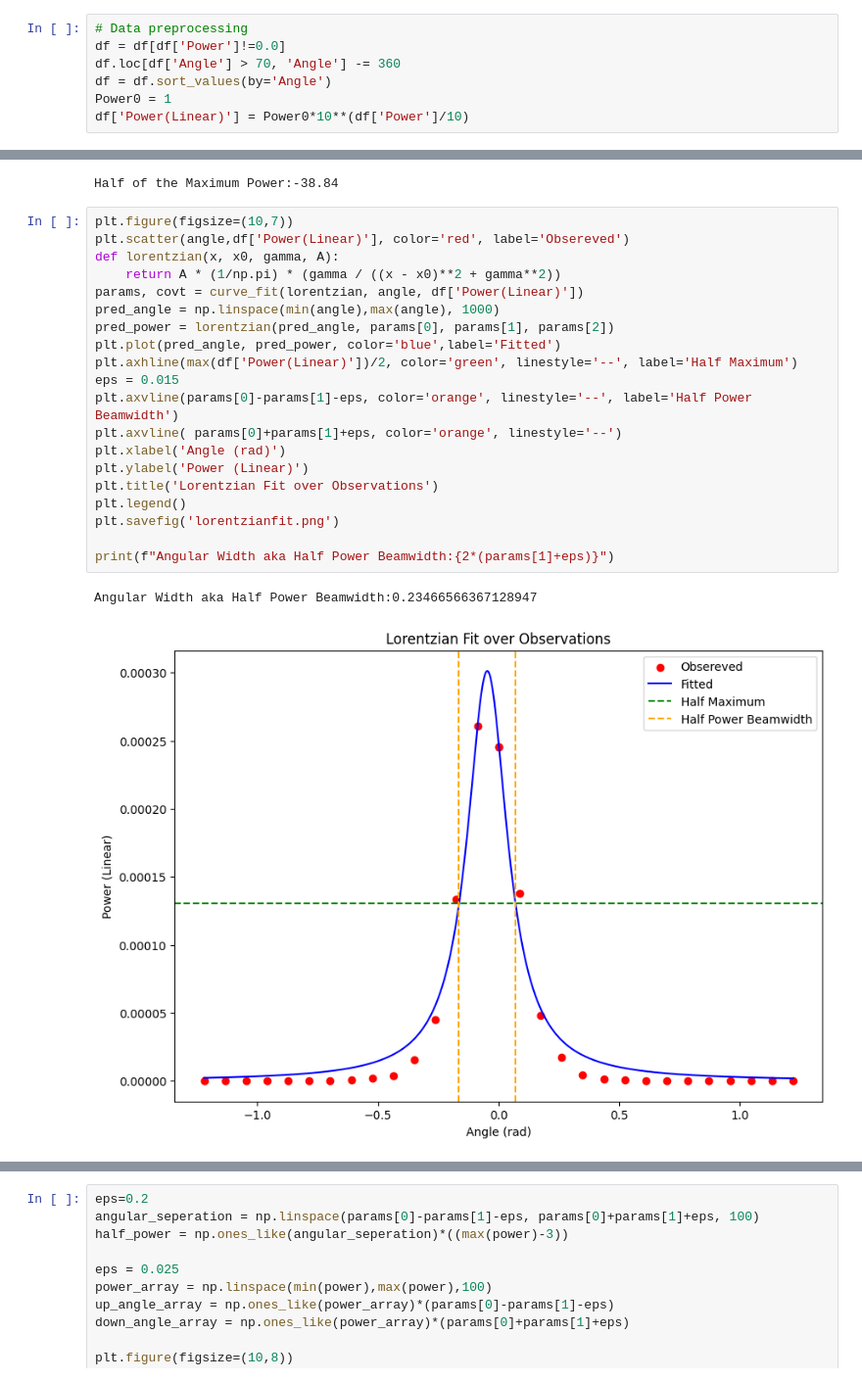
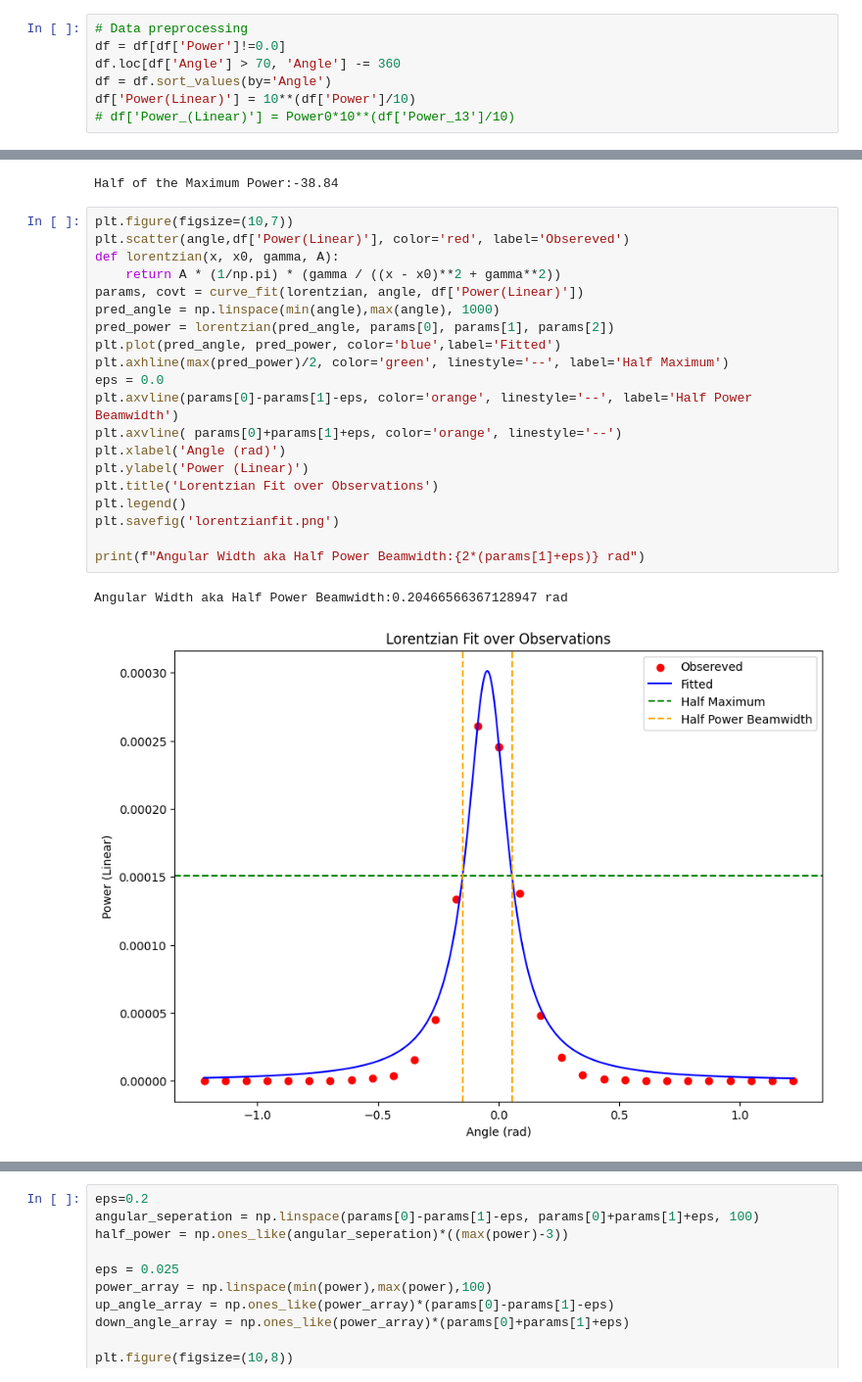
Before and after one commit to prasadposture/Astro-Lab, a Jupyter notebook: AstroLab-II/RadiationPattern.ipynb, the cells around one changed output, grey strips where cells are left out. Shown at 98% size. Cells and saved outputs as stored; diff of their text form.

```diff
--- a/AstroLab-II/RadiationPattern.ipynb
+++ b/AstroLab-II/RadiationPattern.ipynb
@@ -10,8 +18,8 @@ df = pd.read_csv('RadiationPattern.csv')
 df = df[df['Power']!=0.0]
 df.loc[df['Angle'] > 70, 'Angle'] -= 360
 df = df.sort_values(by='Angle')
-Power0 = 1
-df['Power(Linear)'] = Power0*10**(df['Power']/10)
+df['Power(Linear)'] = 10**(df['Power']/10)
+# df['Power_(Linear)'] = Power0*10**(df['Power_13']/10)
 # %%
 angle = df['Angle']*np.pi/180
 power = df['Power']
@@ -48,23 +58,23 @@ Half of the Maximum Power:-38.84
 # %%
 plt.figure(figsize=(10,7))
 plt.scatter(angle,df['Power(Linear)'], color='red', label='Obsereved')
 def lorentzian(x, x0, gamma, A):
     return A * (1/np.pi) * (gamma / ((x - x0)**2 + gamma**2))
 params, covt = curve_fit(lorentzian, angle, df['Power(Linear)'])
 pred_angle = np.linspace(min(angle),max(angle), 1000)
 pred_power = lorentzian(pred_angle, params[0], params[1], params[2])
 plt.plot(pred_angle, pred_power, color='blue',label='Fitted')
-plt.axhline(max(df['Power(Linear)'])/2, color='green', linestyle='--', label='Half Maximum')
-eps = 0.015
+plt.axhline(max(pred_power)/2, color='green', linestyle='--', label='Half Maximum')
+eps = 0.0
 plt.axvline(params[0]-params[1]-eps, color='orange', linestyle='--', label='Half Power Beamwidth')
 plt.axvline( params[0]+params[1]+eps, color='orange', linestyle='--')
 plt.xlabel('Angle (rad)')
 plt.ylabel('Power (Linear)')
 plt.title('Lorentzian Fit over Observations')
 plt.legend()
 plt.savefig('lorentzianfit.png')
 
-print(f"Angular Width aka Half Power Beamwidth:{2*(params[1]+eps)}")
+print(f"Angular Width aka Half Power Beamwidth:{2*(params[1]+eps)} rad")
 # %% [output]
-Angular Width aka Half Power Beamwidth:0.23466566367128947
+Angular Width aka Half Power Beamwidth:0.20466566367128947 rad
-[figure, old version]
+[figure, new version]
```
Also changed, not shown: parts of 18 cells of this notebook.
